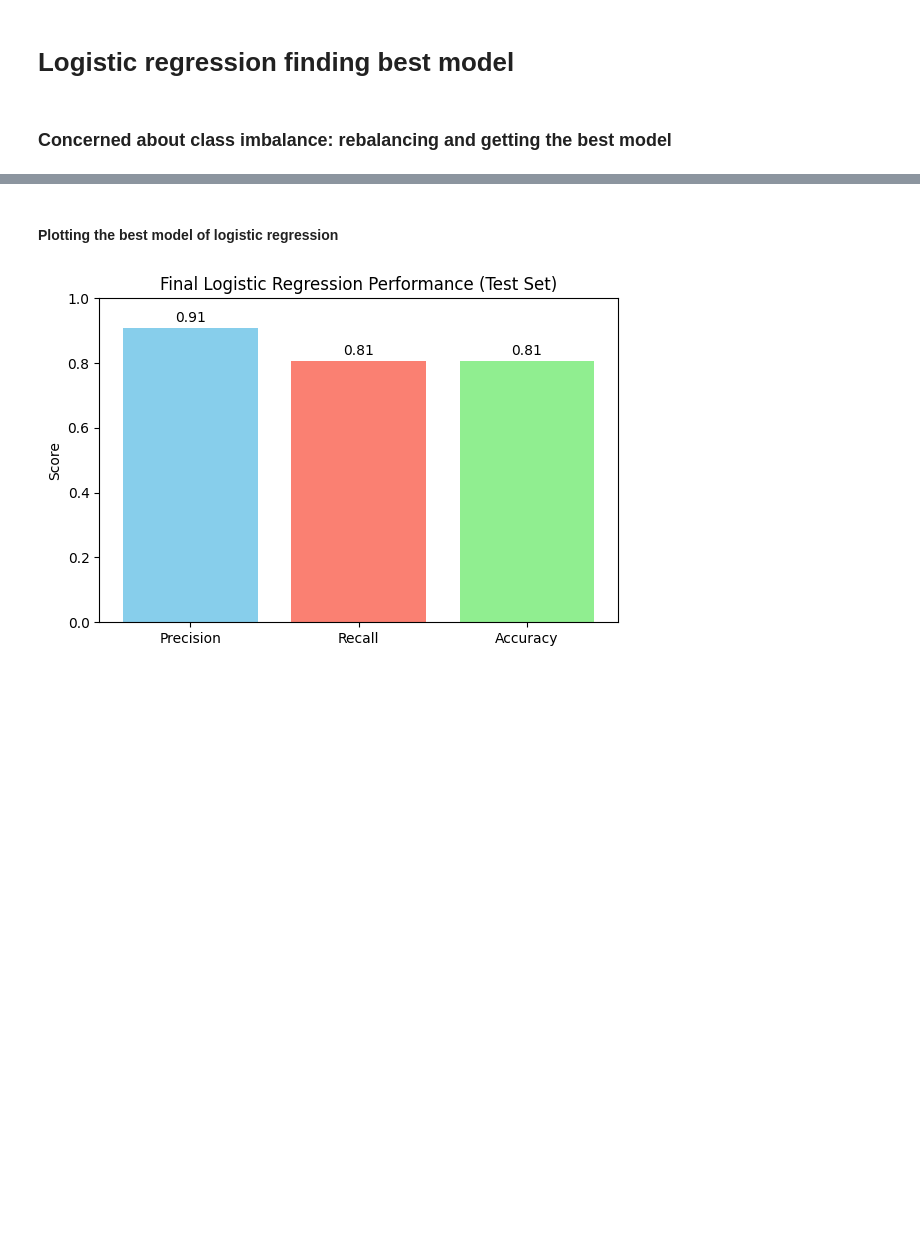
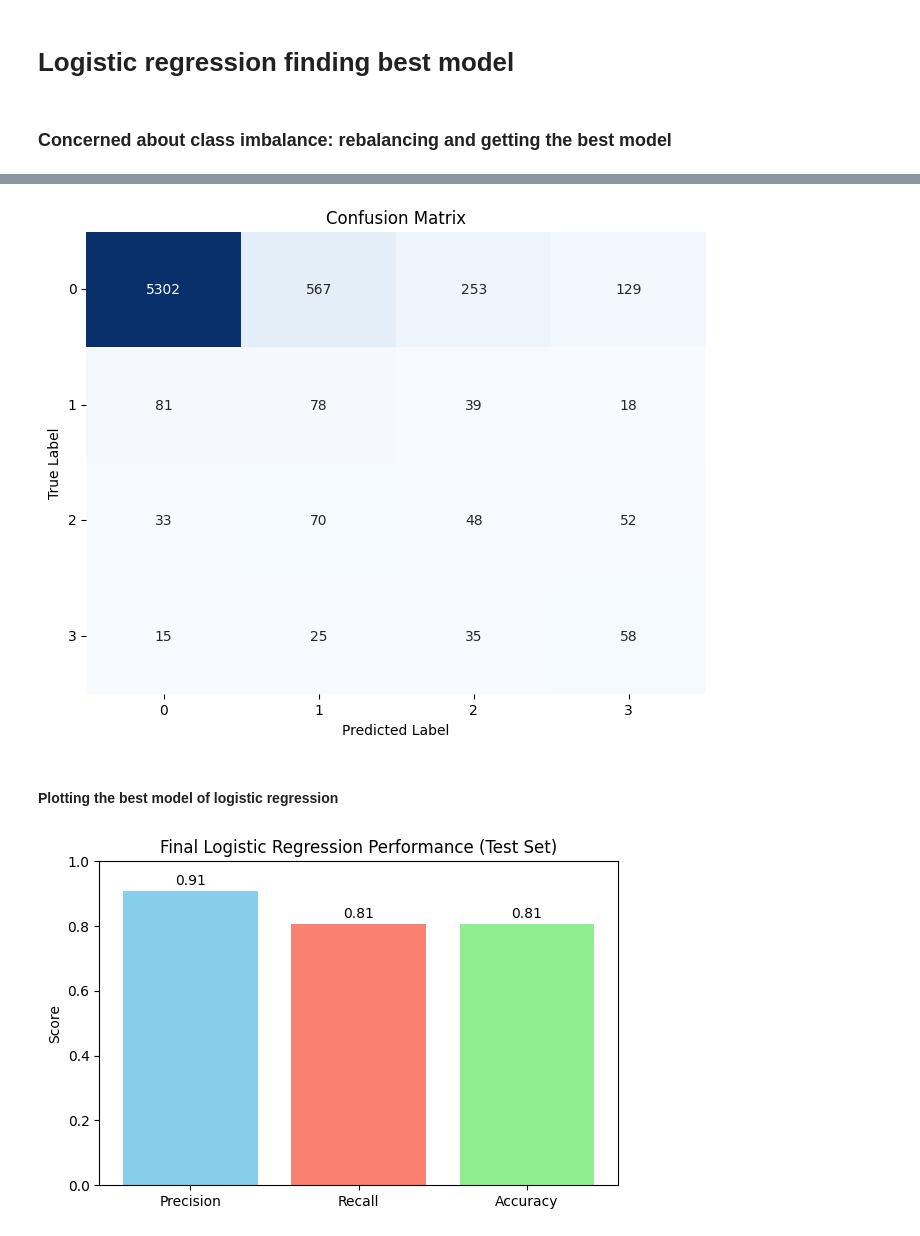
Before and after one commit to anfelipecb/conflict-prediction-ml, a Jupyter notebook: training/models_AE.ipynb, the cells around one changed output, grey strips where cells are left out. Saved outputs shown, nothing was run; the diff lists cells and outputs as text; code cells hidden in the pictures; blank space fills up the shorter version.

Commit message:
added confusion matrix

```diff
--- a/training/models_AE.ipynb
+++ b/training/models_AE.ipynb
@@ -127,3 +148,20 @@ weighted avg       0.91      0.81      0.85      6803
+# %%
+import seaborn as sns
+import matplotlib.pyplot as plt
+from sklearn.metrics import ConfusionMatrixDisplay
+
+# Optional: use seaborn heatmap for custom styling
+plt.figure(figsize=(8, 6))
+sns.heatmap(conf_df, annot=True, fmt='d', cmap='Blues', cbar=False)
+
+plt.title("Confusion Matrix")
+plt.xlabel("Predicted Label")
+plt.ylabel("True Label")
+plt.xticks(rotation=0)
+plt.yticks(rotation=0)
+plt.show()
+# %% [output]
+[figure, added]
 # %% [markdown]
 #### Plotting the best model of logistic regression
 # %%
```
Also changed, not shown: parts of 3 cells of this notebook.
